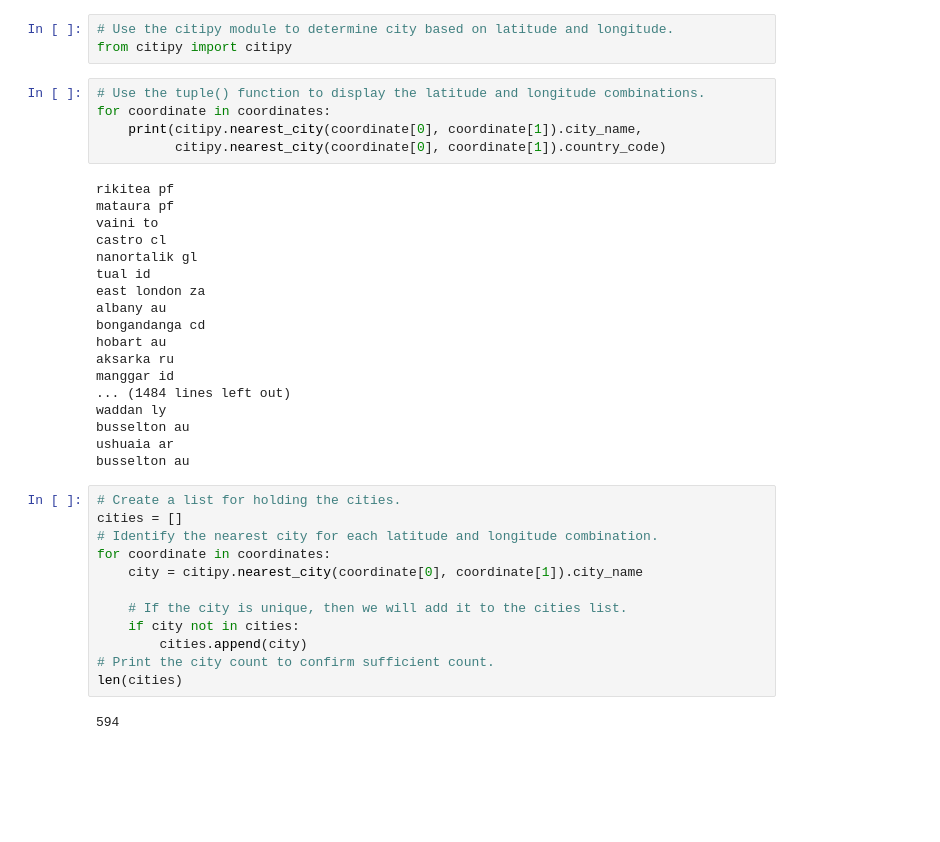
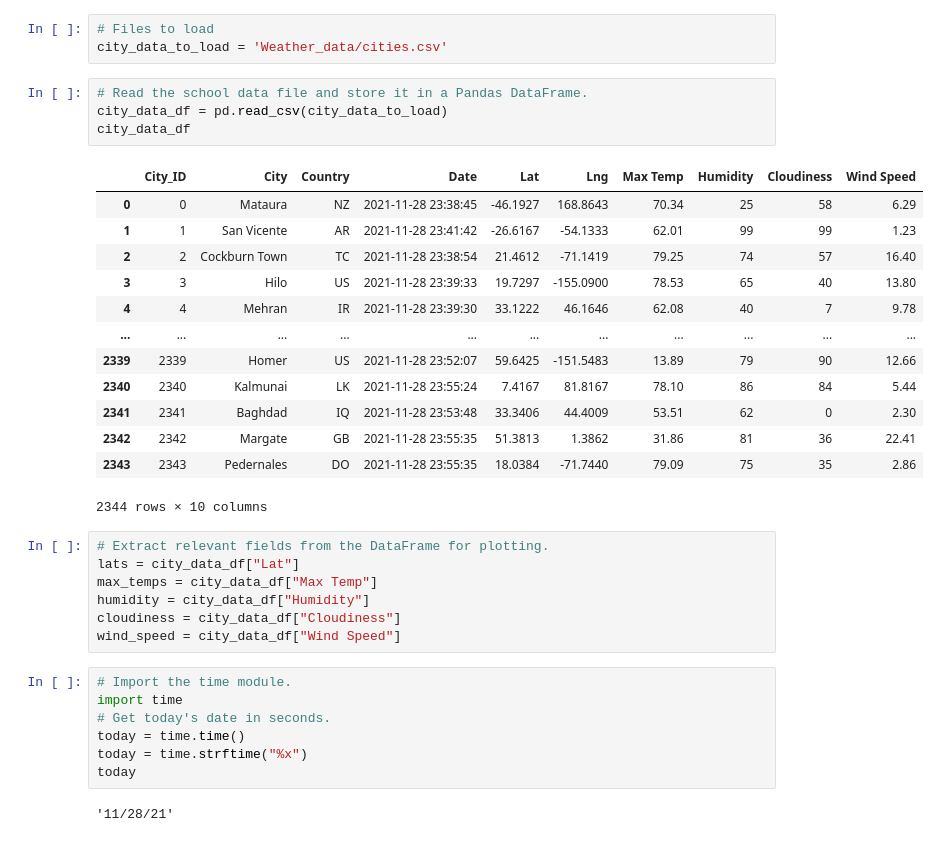
Before and after one commit to charleside2001/World-Weather-Analysis-project, a Jupyter notebook: WeatherPy.ipynb, the cells around one changed output. Cells and saved outputs as stored; diff of their text form; blank space fills up the shorter version.

Commit message:
commiting weatherPy.ipynb

```diff
--- a/WeatherPy.ipynb
+++ b/WeatherPy.ipynb
@@ -38,40 +8,37 @@ coordinates
-# %%
-# Use the citipy module to determine city based on latitude and longitude.
-from citipy import citipy
-# %%
-# Use the tuple() function to display the latitude and longitude combinations.
-for coordinate in coordinates:
-    print(citipy.nearest_city(coordinate[0], coordinate[1]).city_name,
-          citipy.nearest_city(coordinate[0], coordinate[1]).country_code)
-# %% [output]
-rikitea pf
-mataura pf
-vaini to
-castro cl
-nanortalik gl
-tual id
-east london za
-albany au
-bongandanga cd
-hobart au
-aksarka ru
-manggar id
-... (1484 lines left out)
-waddan ly
-busselton au
-ushuaia ar
-busselton au
-# %%
-# Create a list for holding the cities.
-cities = []
-# Identify the nearest city for each latitude and longitude combination.
-for coordinate in coordinates:
-    city = citipy.nearest_city(coordinate[0], coordinate[1]).city_name
-
-    # If the city is unique, then we will add it to the cities list.
-    if city not in cities:
-        cities.append(city)
-# Print the city count to confirm sufficient count.
-len(cities)
-# %% [output]
-594
+# %%
+# Files to load
+city_data_to_load = 'Weather_data/cities.csv'
+# %%
+# Read the school data file and store it in a Pandas DataFrame.
+city_data_df = pd.read_csv(city_data_to_load)
+city_data_df
+# %% [output]
+|  | City_ID | City | Country | Date | Lat | Lng | Max Temp | Humidity | Cloudiness | Wind Speed |
+| 0 | 0 | Mataura | NZ | 2021-11-28 23:38:45 | -46.1927 | 168.8643 | 70.34 | 25 | 58 | 6.29 |
+| 1 | 1 | San Vicente | AR | 2021-11-28 23:41:42 | -26.6167 | -54.1333 | 62.01 | 99 | 99 | 1.23 |
+| 2 | 2 | Cockburn Town | TC | 2021-11-28 23:38:54 | 21.4612 | -71.1419 | 79.25 | 74 | 57 | 16.40 |
+| 3 | 3 | Hilo | US | 2021-11-28 23:39:33 | 19.7297 | -155.0900 | 78.53 | 65 | 40 | 13.80 |
+| 4 | 4 | Mehran | IR | 2021-11-28 23:39:30 | 33.1222 | 46.1646 | 62.08 | 40 | 7 | 9.78 |
+| ... | ... | ... | ... | ... | ... | ... | ... | ... | ... | ... |
+| 2339 | 2339 | Homer | US | 2021-11-28 23:52:07 | 59.6425 | -151.5483 | 13.89 | 79 | 90 | 12.66 |
+| 2340 | 2340 | Kalmunai | LK | 2021-11-28 23:55:24 | 7.4167 | 81.8167 | 78.10 | 86 | 84 | 5.44 |
+| 2341 | 2341 | Baghdad | IQ | 2021-11-28 23:53:48 | 33.3406 | 44.4009 | 53.51 | 62 | 0 | 2.30 |
+| 2342 | 2342 | Margate | GB | 2021-11-28 23:55:35 | 51.3813 | 1.3862 | 31.86 | 81 | 36 | 22.41 |
+| 2343 | 2343 | Pedernales | DO | 2021-11-28 23:55:35 | 18.0384 | -71.7440 | 79.09 | 75 | 35 | 2.86 |
+2344 rows × 10 columns
+# %%
+# Extract relevant fields from the DataFrame for plotting.
+lats = city_data_df["Lat"]
+max_temps = city_data_df["Max Temp"]
+humidity = city_data_df["Humidity"]
+cloudiness = city_data_df["Cloudiness"]
+wind_speed = city_data_df["Wind Speed"]
+# %%
+# Import the time module.
+import time
+# Get today's date in seconds.
+today = time.time()
+today = time.strftime("%x")
+today
+# %% [output]
+'11/28/21'
```
Also changed, not shown: parts of 7 cells of this notebook.
